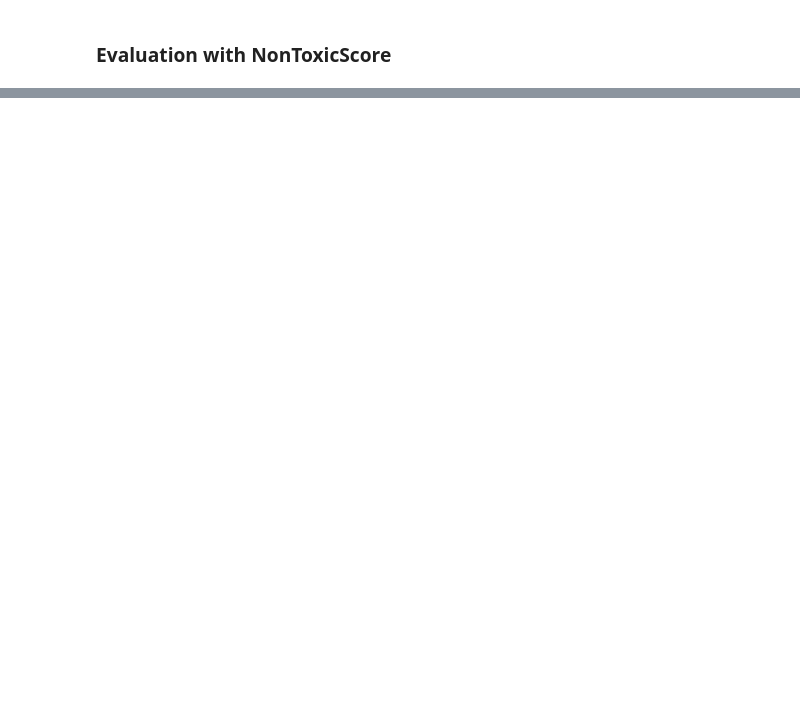
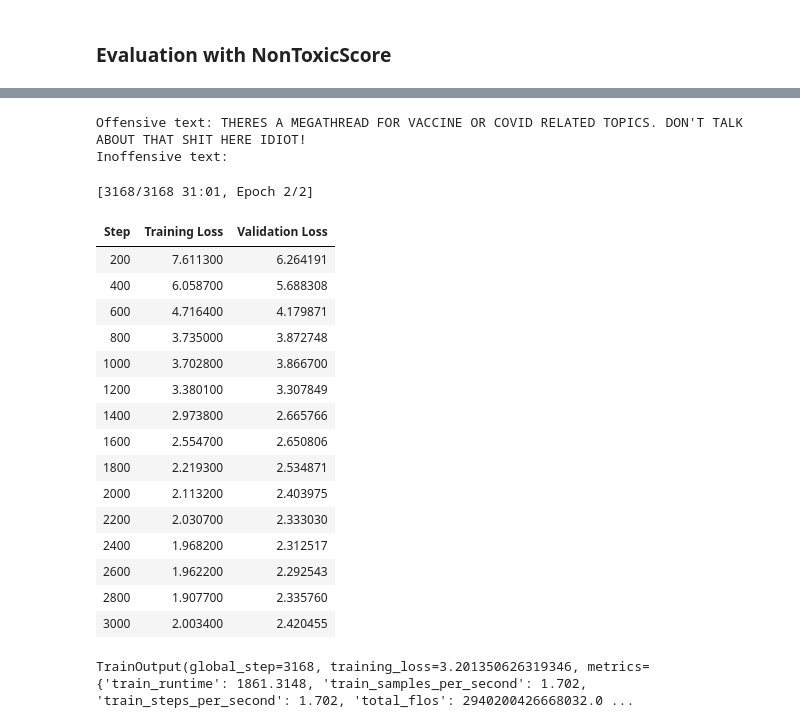
Before and after one commit to hjesse92/style_transfer_w266, a Jupyter notebook: notebooks/GPT_Neo_Models.ipynb, the cells around one changed output, grey strips where cells are left out. Cells and saved outputs as stored; diff of their text form; code cells hidden in the pictures; blank space fills up the shorter version.

```diff
--- a/notebooks/GPT_Neo_Models.ipynb
+++ b/notebooks/GPT_Neo_Models.ipynb
@@ -340,0 +371,3 @@ fewshot_NonToxicScores, avg_score = NonToxicScore(score_loader, score_model)
+# %%
+dataset = load_dataset('csv', sep="\t",
+                       data_files={'train': train_file, 'validation': dev_file,'test': test_file})
@@ -340,0 +433,29 @@ fewshot_NonToxicScores, avg_score = NonToxicScore(score_loader, score_model)
+# %%
+# Check test dataset model input
+print(tokenizer.decode(encoded_test_ds[1]['input_ids'], skip_special_tokens=True))
+# %% [output]
+Offensive text: THERES A MEGATHREAD FOR VACCINE OR COVID RELATED TOPICS. DON'T TALK ABOUT THAT SHIT HERE IDIOT!
+Inoffensive text:
+# %%
+# Trainer Argument
+batch_size = 1
+model_dir = "models/gptneo"
+
+args = TrainingArguments(
+    output_dir=model_dir,
+    overwrite_output_dir=True,
+    do_train=True,
+    evaluation_strategy="steps",
+    eval_steps=200,
+    logging_strategy="steps",
+    logging_steps=200,
+    save_strategy="epoch",
+    learning_rate=2e-5,
+    per_device_train_batch_size=batch_size,
+    per_device_eval_batch_size=batch_size,
+    weight_decay=0.01,
+    num_train_epochs=2,
+    # load_best_model_at_end=True,
+    # metric_for_best_model="rouge1",
+    # remove_unused_columns=False
+)
@@ -340,0 +492,38 @@ fewshot_NonToxicScores, avg_score = NonToxicScore(score_loader, score_model)
+# %%
+from transformers import AdamW, get_cosine_schedule_with_warmup
+
+optimizer = AdamW(model.parameters(), lr=5e-5)
+scheduler = get_cosine_schedule_with_warmup(optimizer, num_warmup_steps=10, num_training_steps=800)
+data_collator = DataCollatorForLanguageModeling(tokenizer=tokenizer, mlm=False)
+# %%
+trainer = Trainer(
+    model=model,
+    args=args,
+    train_dataset=encoded_train_ds,
+    eval_dataset=encoded_val_ds,
+    data_collator=data_collator,
+    tokenizer=tokenizer,
+    optimizers=(optimizer, scheduler),
+    # compute_metrics=compute_metrics
+)
+# %%
+trainer.train()
+# %% [output]
+[3168/3168 31:01, Epoch 2/2]
+| Step | Training Loss | Validation Loss |
+| 200 | 7.611300 | 6.264191 |
+| 400 | 6.058700 | 5.688308 |
+| 600 | 4.716400 | 4.179871 |
+| 800 | 3.735000 | 3.872748 |
+| 1000 | 3.702800 | 3.866700 |
+| 1200 | 3.380100 | 3.307849 |
+| 1400 | 2.973800 | 2.665766 |
+| 1600 | 2.554700 | 2.650806 |
+| 1800 | 2.219300 | 2.534871 |
+| 2000 | 2.113200 | 2.403975 |
+| 2200 | 2.030700 | 2.333030 |
+| 2400 | 1.968200 | 2.312517 |
+| 2600 | 1.962200 | 2.292543 |
+| 2800 | 1.907700 | 2.335760 |
+| 3000 | 2.003400 | 2.420455 |
+TrainOutput(global_step=3168, training_loss=3.201350626319346, metrics={'train_runtime': 1861.3148, 'train_samples_per_second': 1.702, 'train_steps_per_second': 1.702, 'total_flos': 2940200426668032.0 ...
```
Also changed, not shown: parts of 48 cells of this notebook, 3 other files.
